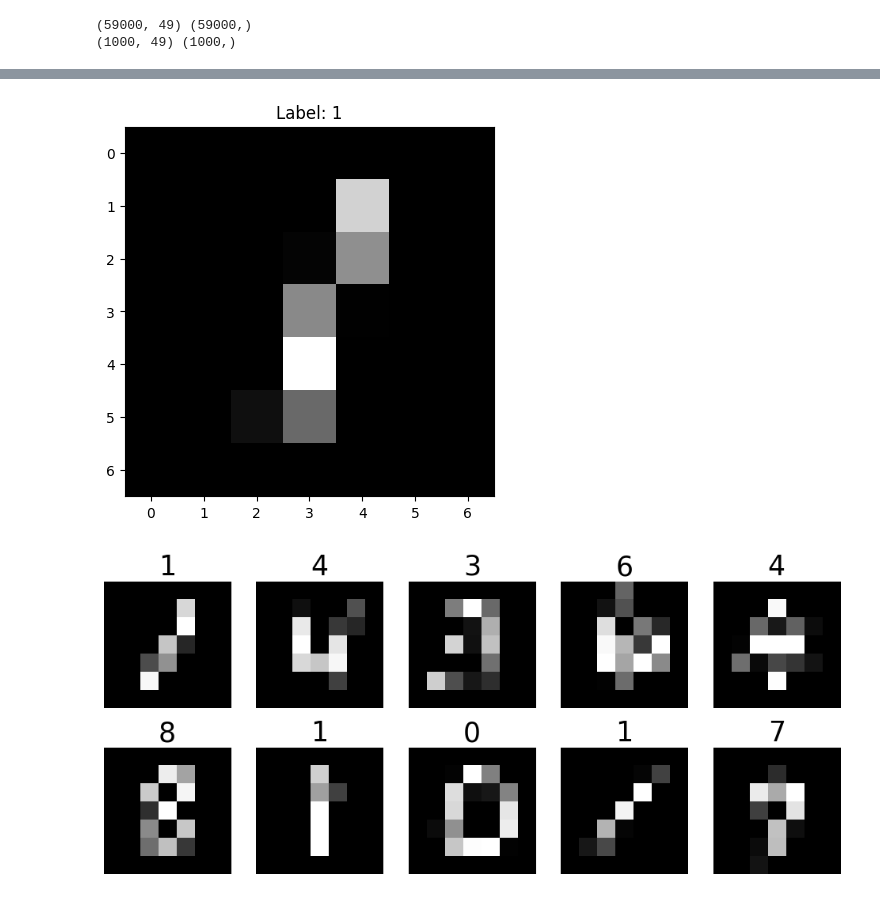
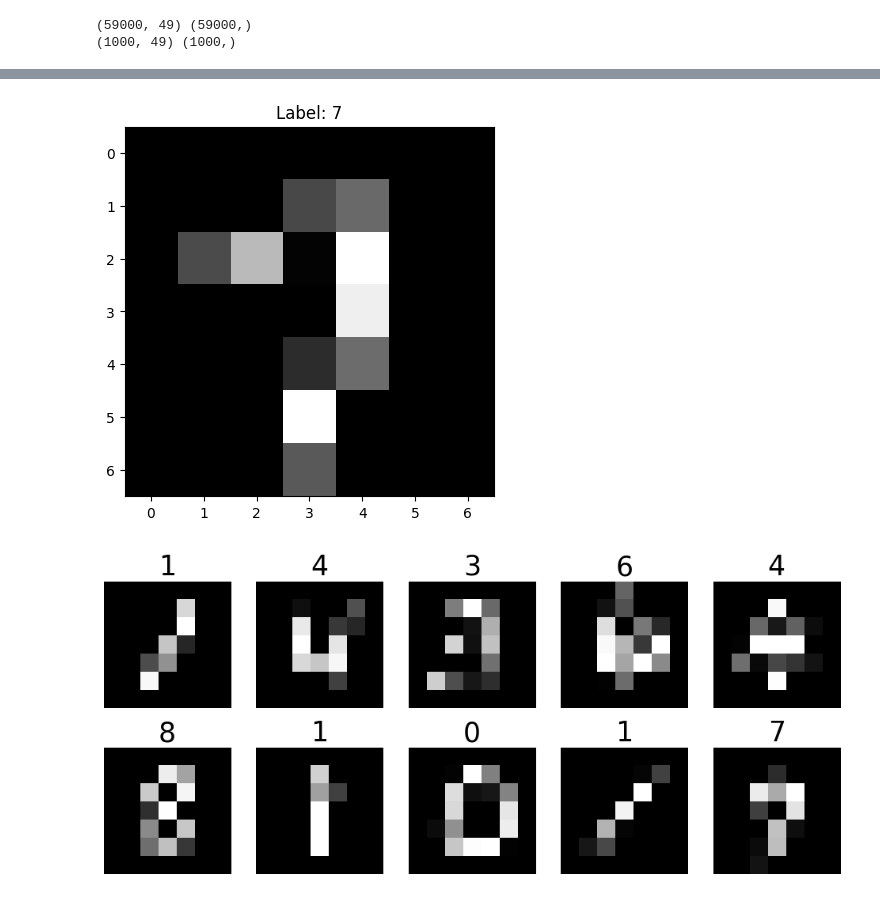
Before and after one commit to malibayram/doktora, a Jupyter notebook: deneme_tahtasi/yapay_zeka/mnist_test.ipynb, the cells around one changed output, grey strips where cells are left out. Saved outputs shown, nothing was run; the diff lists cells and outputs as text; code cells hidden in the pictures.

```diff
--- a/deneme_tahtasi/yapay_zeka/mnist_test.ipynb
+++ b/deneme_tahtasi/yapay_zeka/mnist_test.ipynb
@@ -210,14 +240,14 @@ sinif_sayisi = 10
 # %%
-resim_sirasi = 1
+resim_sirasi = 12
 def resmi_goster(X):
     plt.imshow(X.reshape(resim_boyutu, resim_boyutu), cmap='gray')
     # set title to be the label of the image
     plt.title(f"Label: {y_test[resim_sirasi]}")
     plt.show()
 
 resmi_goster(X_test[resim_sirasi])
 # %% [output]
-[figure, old version]
+[figure, new version]
 # %%
 fig, axes = plt.subplots(2,5, figsize=(12,5))
 axes = axes.flatten()
```
Also changed, not shown: parts of 5 cells of this notebook, 19 other files.
